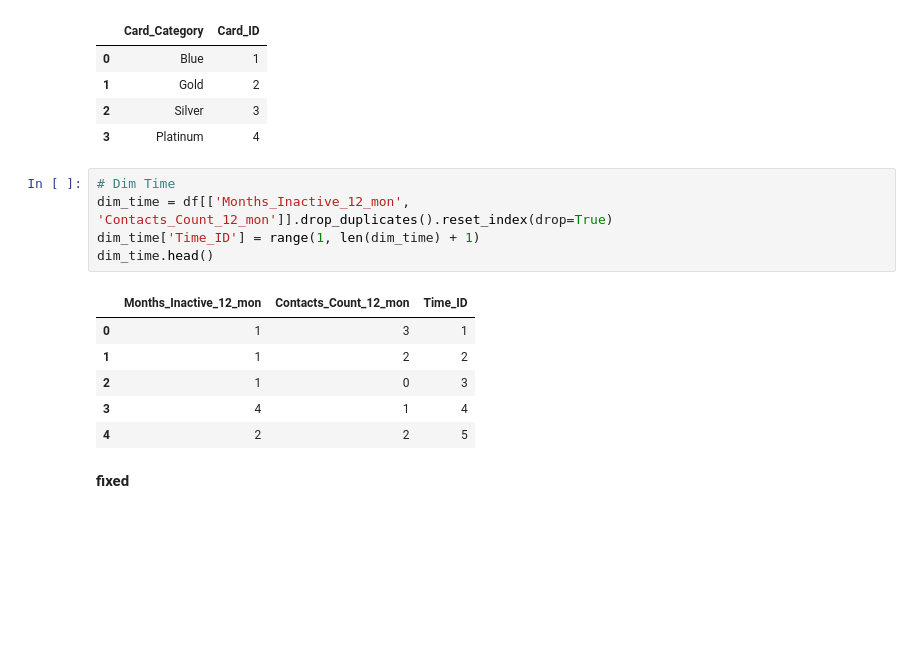
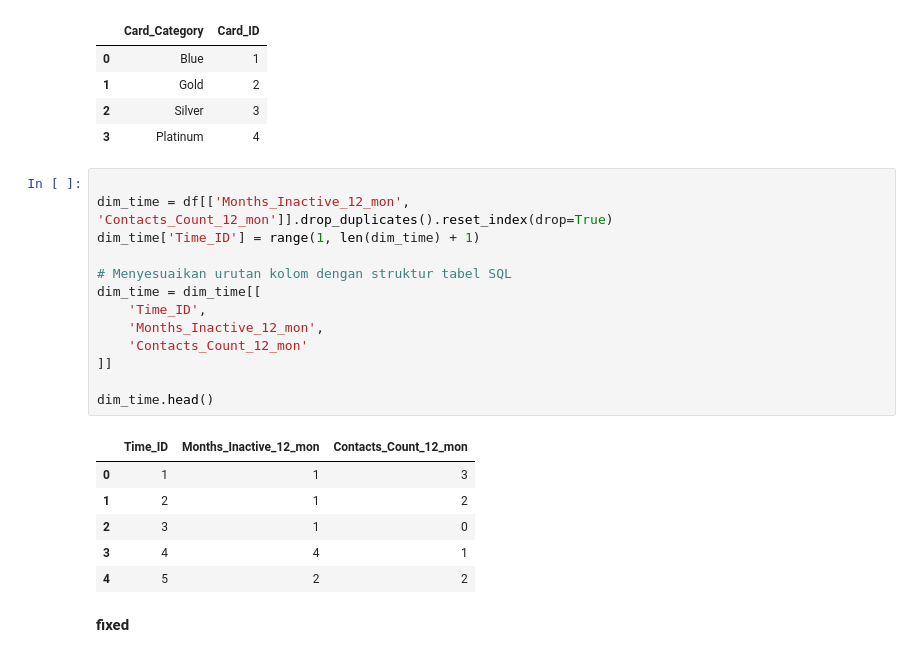
Before and after one commit to otherlife-code/DWIB_Final-Project, a Jupyter notebook: Project Based Milestone 1/Milestone_1.ipynb, the cells around one changed output. Drawn from its saved outputs; the diff is of its cells as text; blank space fills up the shorter version.

```diff
--- a/Project Based Milestone 1/Milestone_1.ipynb
+++ b/Project Based Milestone 1/Milestone_1.ipynb
@@ -512,16 +463,24 @@ dim_card.head()
 | 2 | Silver | 3 |
 | 3 | Platinum | 4 |
 # %%
-# Dim Time
+
 dim_time = df[['Months_Inactive_12_mon', 'Contacts_Count_12_mon']].drop_duplicates().reset_index(drop=True)
 dim_time['Time_ID'] = range(1, len(dim_time) + 1)
+
+# Menyesuaikan urutan kolom dengan struktur tabel SQL
+dim_time = dim_time[[
+    'Time_ID',
+    'Months_Inactive_12_mon',
+    'Contacts_Count_12_mon'
+]]
+
 dim_time.head()
 # %% [output]
-|  | Months_Inactive_12_mon | Contacts_Count_12_mon | Time_ID |
-| 0 | 1 | 3 | 1 |
-| 1 | 1 | 2 | 2 |
-| 2 | 1 | 0 | 3 |
-| 3 | 4 | 1 | 4 |
-| 4 | 2 | 2 | 5 |
+|  | Time_ID | Months_Inactive_12_mon | Contacts_Count_12_mon |
+| 0 | 1 | 1 | 3 |
+| 1 | 2 | 1 | 2 |
+| 2 | 3 | 1 | 0 |
+| 3 | 4 | 4 | 1 |
+| 4 | 5 | 2 | 2 |
 # %% [markdown]
 **fixed**
```
Also changed, not shown: parts of 14 cells of this notebook.
